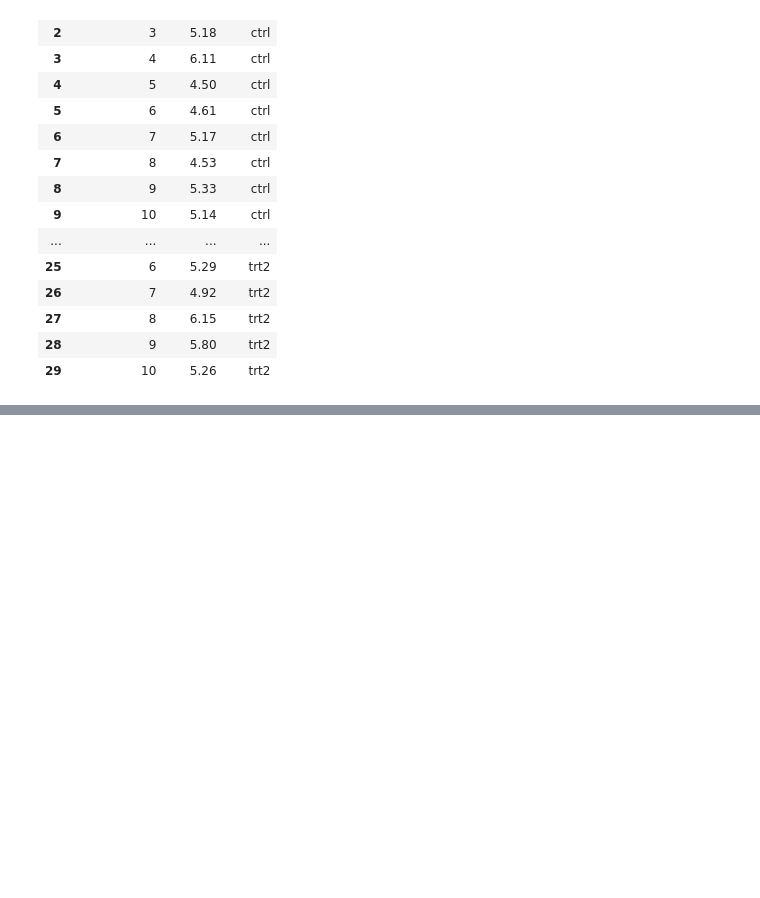
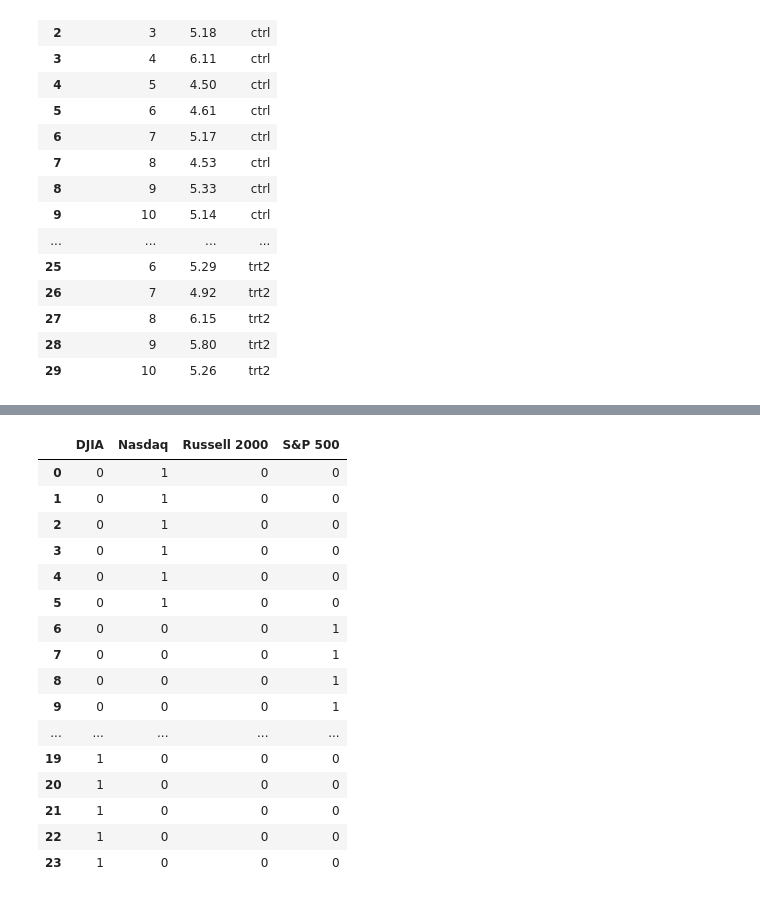
Before and after one commit to vwon23/MasteringPandas, a Jupyter notebook: ch5.ipynb, the cells around one changed output, grey strips where cells are left out. Saved outputs shown, nothing was run; the diff lists cells and outputs as text; code cells hidden in the pictures; blank space fills up the shorter version.

```diff
--- a/ch5.ipynb
+++ b/ch5.ipynb
@@ -28,0 +131,3 @@ plantGrowthRawDF
+# %%
+USIndexDataDF=pd.read_csv('./Files/us_index_data.csv')
+USIndexDataDF
@@ -28,0 +142,3 @@ plantGrowthRawDF
+# %%
+melted = pd.melt(USIndexDataDF, id_vars=['TradingDate'], var_name='Name of Index', value_name='Value')
+melted
@@ -28,0 +163,20 @@ plantGrowthRawDF
+# %%
+pd.get_dummies(melted['Name of Index'])
+# %% [output]
+|  | DJIA | Nasdaq | Russell 2000 | S&P 500 |
+| 0 | 0 | 1 | 0 | 0 |
+| 1 | 0 | 1 | 0 | 0 |
+| 2 | 0 | 1 | 0 | 0 |
+| 3 | 0 | 1 | 0 | 0 |
+| 4 | 0 | 1 | 0 | 0 |
+| 5 | 0 | 1 | 0 | 0 |
+| 6 | 0 | 0 | 0 | 1 |
+| 7 | 0 | 0 | 0 | 1 |
+| 8 | 0 | 0 | 0 | 1 |
+| 9 | 0 | 0 | 0 | 1 |
+| ... | ... | ... | ... | ... |
+| 19 | 1 | 0 | 0 | 0 |
+| 20 | 1 | 0 | 0 | 0 |
+| 21 | 1 | 0 | 0 | 0 |
+| 22 | 1 | 0 | 0 | 0 |
+| 23 | 1 | 0 | 0 | 0 |
```
Also changed, not shown: parts of 11 cells of this notebook.
